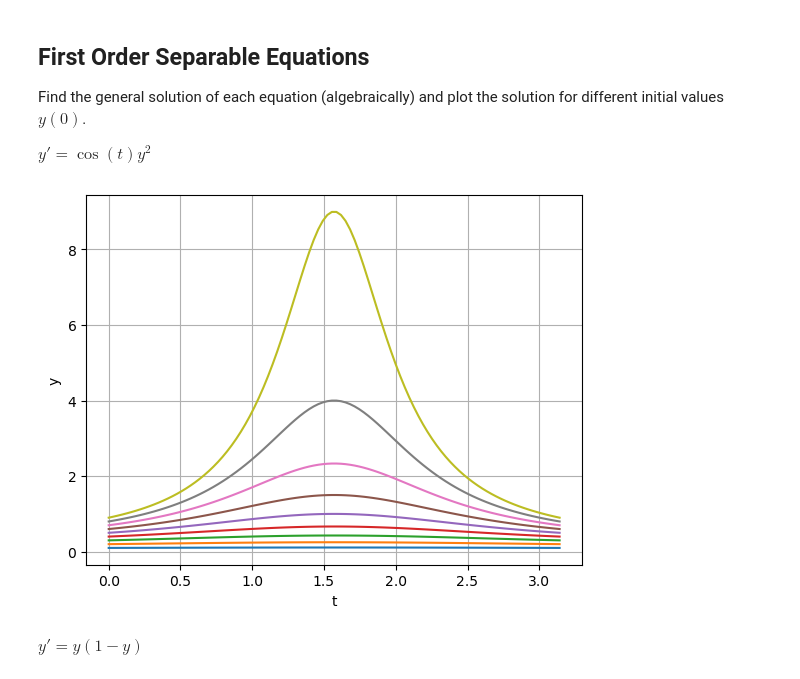
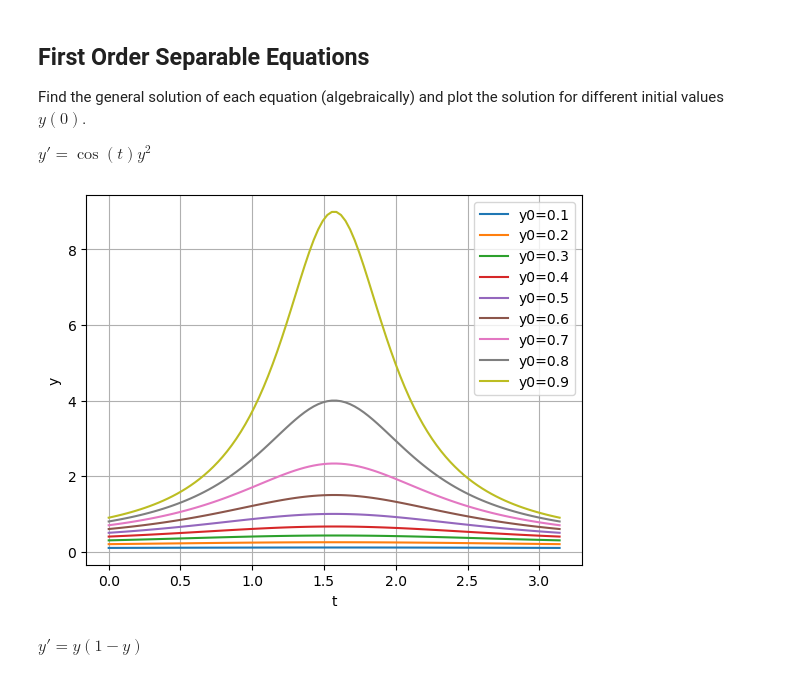
Before and after one commit to ethnwng/2025-t1-notes, a Jupyter notebook: MATH360/python_lectures/Lecture_4_2025W1.ipynb, the cells around one changed output. Drawn from its saved outputs; the diff is of its cells as text; code cells hidden in the pictures.

```diff
--- a/MATH360/python_lectures/Lecture_4_2025W1.ipynb
+++ b/MATH360/python_lectures/Lecture_4_2025W1.ipynb
@@ -34,15 +34,16 @@ $y' = \cos(t) y^2$
 # %%
 t = np.linspace(0, np.pi, 100)
 for y0 in np.arange(0.1, 1, 0.1):
     C = -1/y0
     y= -1/(np.sin(t) + C)
-    plt.plot(t,y)
+    plt.plot(t,y, label=f'y0={y0:.1f}')
 
+plt.legend()
 plt.grid(True)
 plt.xlabel('t')
 plt.ylabel('y')
 plt.show()
 # %% [output]
-[figure, old version]
+[figure, new version]
 # %% [markdown]
 $y' = y(1 - y)$
```
Also changed, not shown: parts of 7 cells of this notebook, 37 other files.
